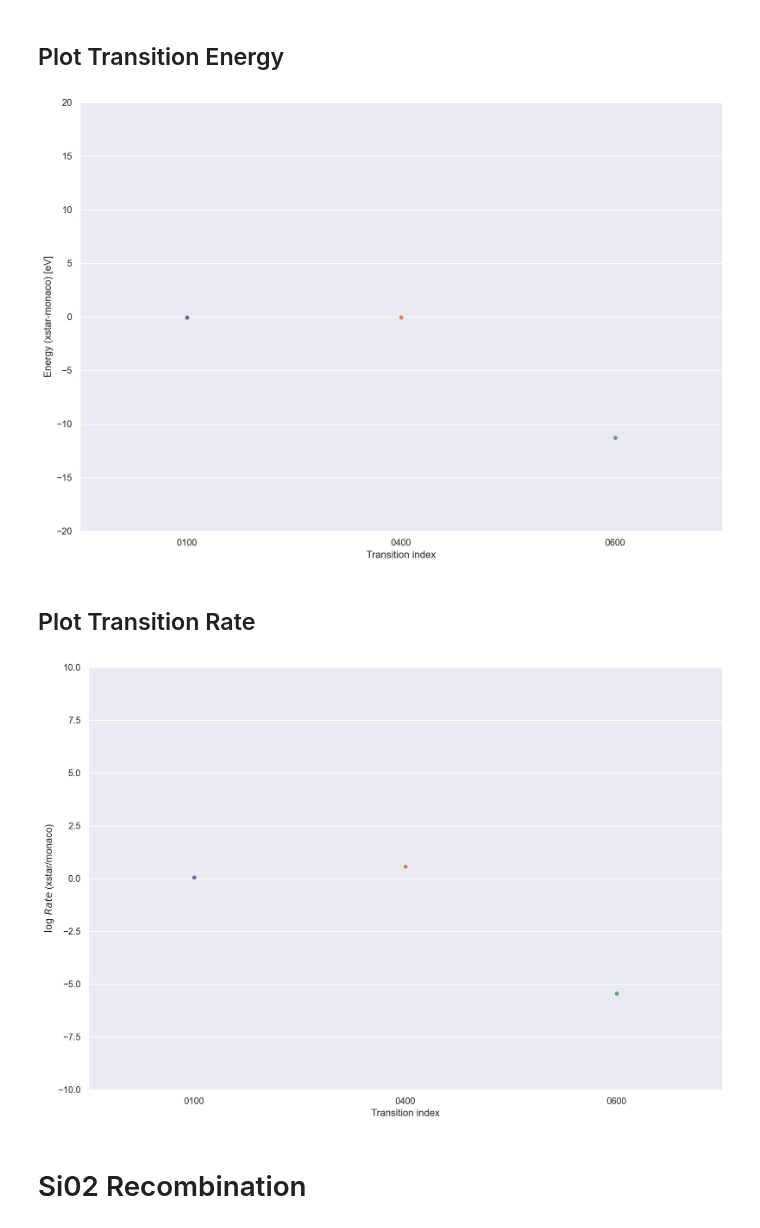
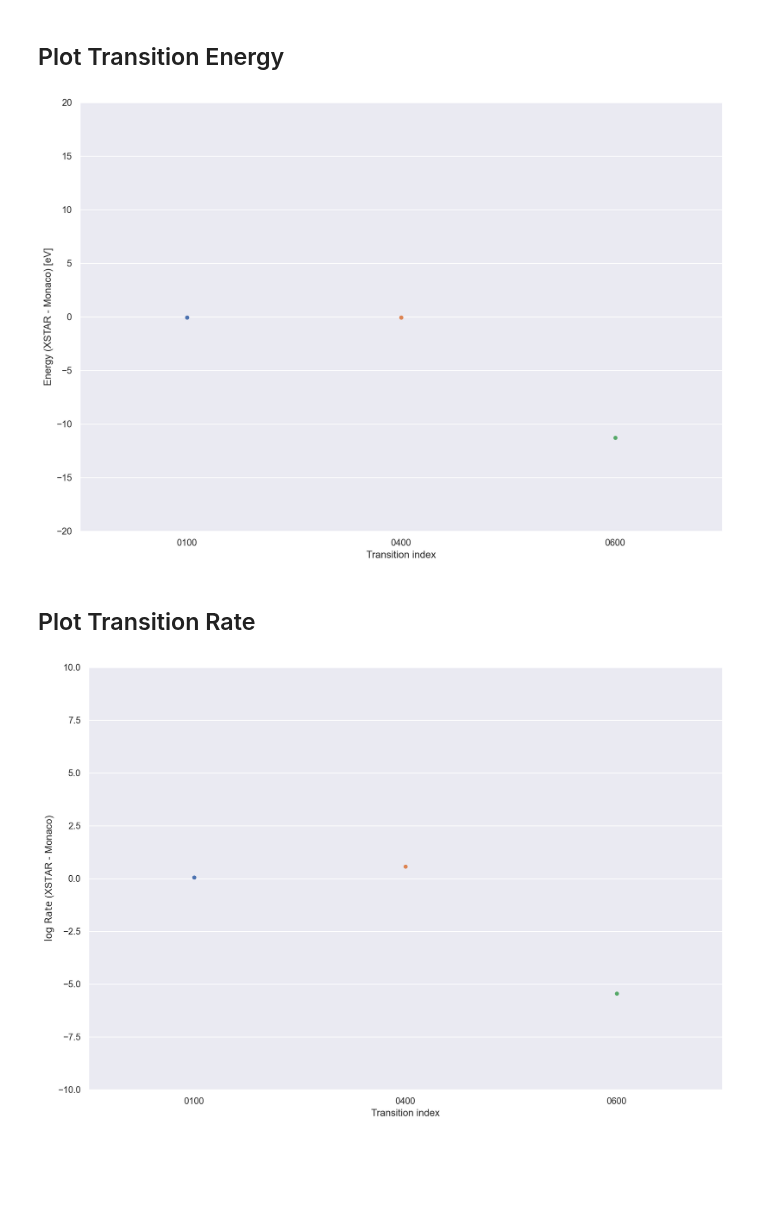
Before and after one commit to AtsushiTanimoto/AtomicDatabase, a Jupyter notebook: code/comparison/comparison.ipynb, the cells around one changed output. Saved outputs shown, nothing was run; the diff lists cells and outputs as text; code cells hidden in the pictures; blank space fills up the shorter version.

```diff
--- a/code/comparison/comparison.ipynb
+++ b/code/comparison/comparison.ipynb
@@ -318,13 +318,13 @@ for i in range(len(Monaco_Si02_Transition.index)):
 # %%
 fi     = figure(figsize=(12,8),dpi=200)
 subplots_adjust(left=0.075, bottom=0.075, right=0.975, top=0.975)
 axis           ([0e+0,3e+3,-2e+1,+2e+1])
 swarmplot      (x=Si02_Transition_Index, y=Si02_Transition_Energy)
 xlabel         ("Transition index")
-ylabel         ("Energy (xstar-monaco) [eV]")
+ylabel         ("Energy (XSTAR - Monaco) [eV]")
 savefig        ("/Users/tanimoto/github/atomicdatabase/figure/05.png")
 # %% [output]
-[figure, old version]
+[figure, new version]
 # %% [markdown]
 ## Plot Transition Rate
 # %%
@@ -333,9 +333,7 @@ subplots_adjust(left=0.075, bottom=0.075, right=0.975, top=0.975)
 axis           ([0e+0,3e+3,-1e+1,+1e+1])
 swarmplot      (x=Si02_Transition_Index, y=Si02_Transition_Rate)
 xlabel         ("Transition index")
-ylabel         ("$\log \ Rate$ (xstar/monaco)")
+ylabel         ("$\log \ \mathrm{Rate}$ (XSTAR - Monaco)")
 savefig        ("/Users/tanimoto/github/atomicdatabase/figure/06.png")
 # %% [output]
-[figure, old version]
+[figure, new version]
-# %% [markdown]
-# Si02 Recombination
```
Also changed, not shown: parts of 2 cells of this notebook, 4 other files.
